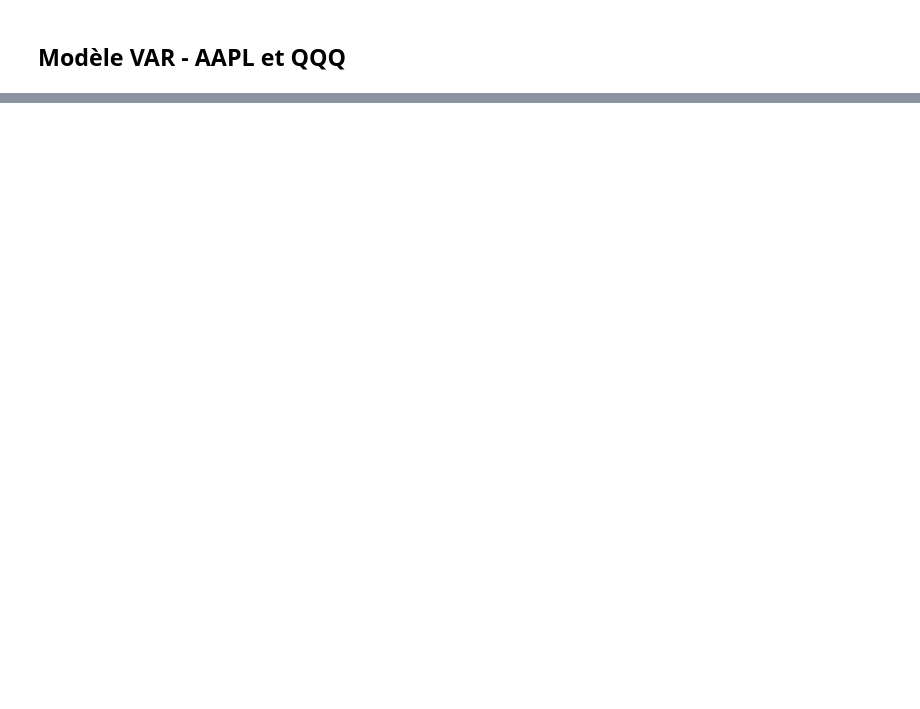
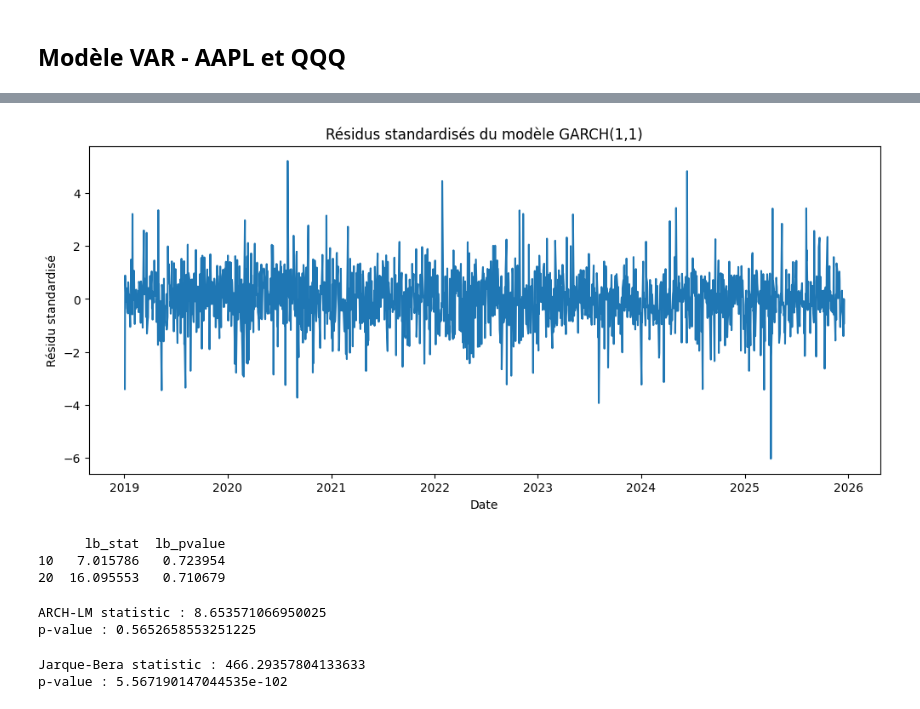
Before and after one commit to mariemdardouri/MiniProjet_SeriesTemporelles, a Jupyter notebook: notebooks/MiniProjet_TimeSeries.ipynb, the cells around one changed output, grey strips where cells are left out. Saved outputs shown, nothing was run; the diff lists cells and outputs as text; code cells hidden in the pictures; blank space fills up the shorter version.

```diff
--- a/notebooks/MiniProjet_TimeSeries.ipynb
+++ b/notebooks/MiniProjet_TimeSeries.ipynb
@@ -587,0 +764,44 @@ from statsmodels.tsa.api import VAR
+# %%
+standardized_residuals = garch_result.std_resid.dropna()
+
+plt.figure(figsize=(12, 5))
+
+plt.plot(standardized_residuals)
+
+plt.title("Résidus standardisés du modèle GARCH(1,1)")
+plt.xlabel("Date")
+plt.ylabel("Résidu standardisé")
+
+plt.show()
+# %% [output]
+[figure, added]
+# %%
+lb_garch = acorr_ljungbox(
+    standardized_residuals,
+    lags=[10, 20],
+    return_df=True
+)
+
+print(lb_garch)
+# %% [output]
+      lb_stat  lb_pvalue
+10   7.015786   0.723954
+20  16.095553   0.710679
+# %%
+from statsmodels.stats.diagnostic import het_arch
+
+arch_garch = het_arch(standardized_residuals)
+
+print("ARCH-LM statistic :", arch_garch[0])
+print("p-value :", arch_garch[1])
+# %% [output]
+ARCH-LM statistic : 8.653571066950025
+p-value : 0.5652658553251225
+# %%
+jb_garch = jarque_bera(standardized_residuals)
+
+print("Jarque-Bera statistic :", jb_garch.statistic)
+print("p-value :", jb_garch.pvalue)
+# %% [output]
+Jarque-Bera statistic : 466.29357804133633
+p-value : 5.567190147044535e-102
```
Also changed, not shown: parts of 47 cells of this notebook.
